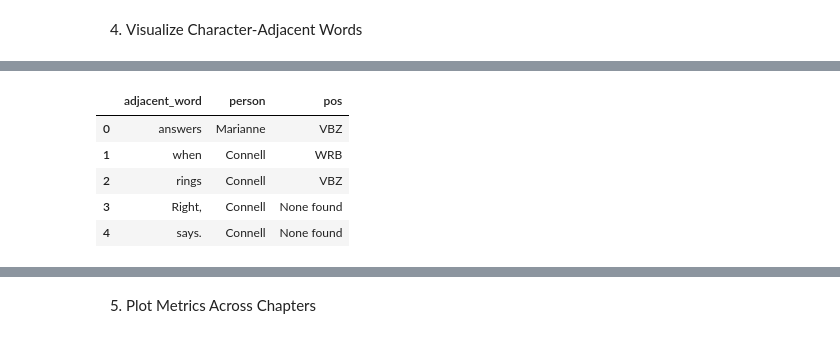
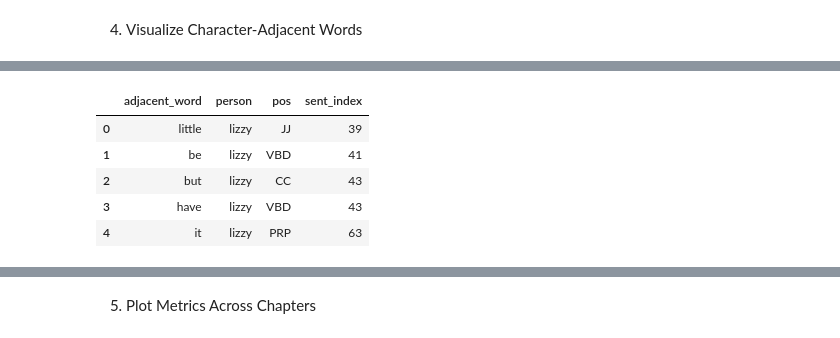
Before and after one commit to afternoonwalsh/py_for_lit, a Jupyter notebook: explore.ipynb, the cells around one changed output, grey strips where cells are left out. Cells and saved outputs as stored; diff of their text form; code cells hidden in the pictures.

```diff
--- a/explore.ipynb
+++ b/explore.ipynb
@@ -300,23 +408,23 @@ lem_df[['orig_clean','lem_clean']][lem_df['orig_clean']!=lem_df['lem_clean']].he
 4. Visualize Character-Adjacent Words
 # %%
 # Create a dataframe with each word in the text and its Part of Speech, as identified by NLTK
-pos_tup = nltk.pos_tag(wrd)
-pdf1 = pd.DataFrame(pos_tup,columns=['word', 'part']).value_counts().reset_index()
-pdf1.rename(columns={0:'ct'}, inplace=True)
+wdf1 = wdf[['word_lem', 'part_of_speech']].value_counts().reset_index()
+wdf1.rename(columns={0:'ct'}, inplace=True)
 
 # Loop through a unique list of the words and identify Part of Speech with NLTK
 pos_mc = []
 occ_ct = []
-word_uni = set(pdf1['word'])
+word_uni = set(wdf1['word_lem'])
 for word in word_uni:
     # Take the Part of Speech in the 0th position (the POS that NLTK identified for that word most often)
-    mc = list(pdf1[pdf1['word']==word]['part'])[0]
-    ct = pdf1[pdf1['word']==word]['ct'].sum()
+    mc = list(wdf1[wdf1['word_lem']==word]['part_of_speech'])[0]
+    ct = wdf1[wdf1['word_lem']==word]['ct'].sum()
     pos_mc.append(mc)
     occ_ct.append(ct)
 
 # Create a new dataframe with the unique list of lemmatized words, their most common part of speech,
 # and the number of occurrences of that word in the text
 tup = list(zip(word_uni, pos_mc, occ_ct))
-wdf = pd.DataFrame(tup,columns=['word', 'pos','ct'])
-wdf[1:].head()
+a_df = pd.DataFrame(tup,columns=['word_mc', 'part_of_speech_mc','ct_mc'])
+wdf = pd.merge(wdf, a_df, left_on='word_lem', right_on='word_mc')
+wdf.drop(['word_mc','ct_mc'], inplace=True, axis=1)
@@ -330,49 +431,63 @@ wdf[1:].head()
 # %%
+# Create lists to form dataframe for "Adjacent Words"
 wrd_adj = []
 wrd_person = []
 wrd_pos = []
-
-# Loop through each sentence and identify the words that are adjacent to mentions of Marianne or Connell
-for s in sent:
+sent_index = []
+characters = ['darcy','elizabeth','lizzy']
+# Loop through each sentence and identify the words that are adjacent to mentions of Elizabeth or Darcy
+for n, s in enumerate(df['sent_simple']):
     ss = s.split()
     for i, e in enumerate(ss):
-        if e in ('Connell','Marianne'):
+        if e in characters:
             # For cases where the character name is NOT the first in the sentence, collect data
             if i != 0:
-                w_prior = ss[i-1]
-                w_pos = wdf[wdf['word']==w_prior]['pos'].values
-                # Collect the word prior to the name
-                wrd_adj.append(w_prior)
+                # Handle cases where either character are referred to as Miss or Mr
+                if ss[i-1] in ('miss','mr'):
+                    w_prior = ss[i-2]
+                else:
+                    w_prior = ss[i-1]
+                w_pos = wdf[wdf['original_word']==w_prior]['part_of_speech_mc'].values
                 # Collect the name of the character
                 wrd_person.append(e)
                 # If the word exists in the Part of Speech dataframe, collect the Part of Speech
                 if len(w_pos)>0:
-                    wrd_pos.append(w_pos[0])
+                    pos = w_pos[0]
                 else:
-                    wrd_pos.append('None found')
+                    pos = 'None found'
+                wrd_pos.append(pos)
+                # Collect the word prior to the name
+                wrd_adj.append(lemmatizer.lemmatize(w_prior.lower(),translate_pos(pos)))
+                # Collect sentence index
+                sent_index.append(n)
             # For cases where the character name is NOT the LAST in the sentence, collect data
             if i != len(ss)-1:
                 w_after = ss[i+1]
-                w_pos = wdf[wdf['word']==w_after]['pos'].values
-                # Collect the word after the name
-                wrd_adj.append(w_after)
+                w_pos = wdf[wdf['original_word']==w_after]['part_of_speech_mc'].values
                 # Collect the name of the character
                 wrd_person.append(e)
                 # Collect the part of speech
                 if len(w_pos)>0:
-                    wrd_pos.append(w_pos[0])
+                    pos = w_pos[0]
                 else:
-                    wrd_pos.append('None found')
+                    pos = 'None found'
+                wrd_pos.append(pos)
+                # Collect the word after the name
+                wrd_adj.append(lemmatizer.lemmatize(w_after.lower(),translate_pos(pos)))
+                # Collect sentence index
+                sent_index.append(n)
+
+wrd_adj = wrd_adj
 
 # Create a new dataframe with the adjacent word, relevant character, and part of speech
-tup = list(zip(wrd_adj, wrd_person, wrd_pos))
-adf = pd.DataFrame(tup,columns=['adjacent_word', 'person','pos'])
+tup = list(zip(wrd_adj, wrd_person, wrd_pos, sent_index))
+adf = pd.DataFrame(tup,columns=['adjacent_word', 'person','pos','sent_index'])
 adf.head()
 # %% [output]
-|  | adjacent_word | person | pos |
-| 0 | answers | Marianne | VBZ |
-| 1 | when | Connell | WRB |
-| 2 | rings | Connell | VBZ |
-| 3 | Right, | Connell | None found |
-| 4 | says. | Connell | None found |
+|  | adjacent_word | person | pos | sent_index |
+| 0 | little | lizzy | JJ | 39 |
+| 1 | be | lizzy | VBD | 41 |
+| 2 | but | lizzy | CC | 43 |
+| 3 | have | lizzy | VBD | 43 |
+| 4 | it | lizzy | PRP | 63 |
 # %%
```
Also changed, not shown: parts of 59 cells of this notebook.
